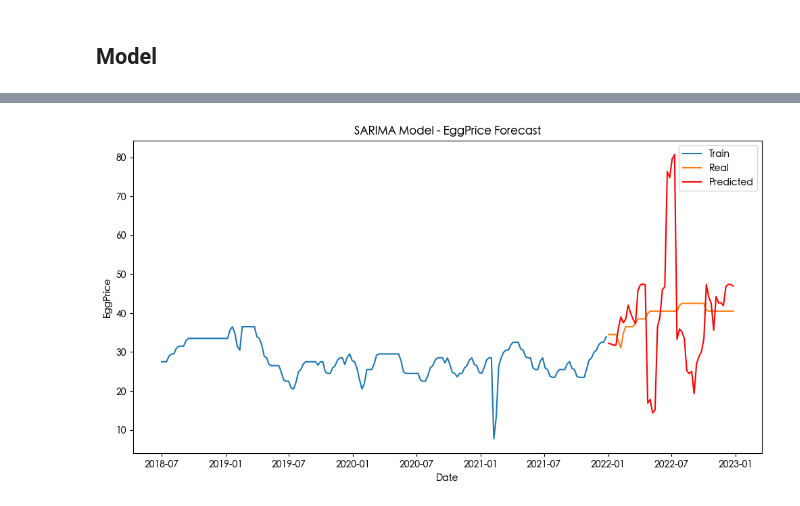
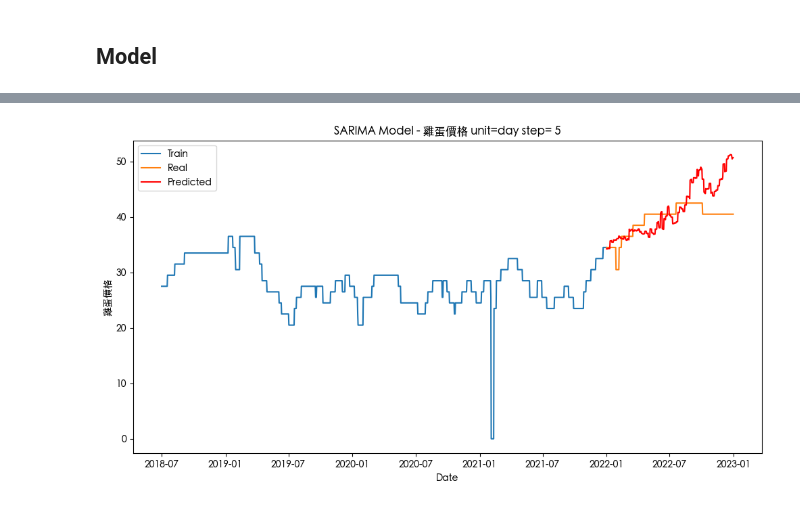
Before and after one commit to rongzunzzz/112-1-SLDL-Final-EggPricePrediction, a Jupyter notebook: SARIMA/model_SARIMA_extended.ipynb, the cells around one changed output, grey strips where cells are left out. Saved outputs shown, nothing was run; the diff lists cells and outputs as text; code cells hidden in the pictures.

```diff
--- a/SARIMA/model_SARIMA_extended.ipynb
+++ b/SARIMA/model_SARIMA_extended.ipynb
@@ -66,12 +61,13 @@ new_index = pd.date_range(start=start_date, end=end_date)
 # 將新索引設置為DataFrame的索引
 df.index = new_index
 # %%
-time_unit = 'week'
+time_unit = 'day'
 
 if time_unit == 'week':
     df = df.resample('W').mean()
     df = df.dropna()
     display(df)
 else:
+    df = df.drop(columns=['Date'])
     display(df)
 # %% [output]
@@ -91,15 +87,15 @@ else:
 # %% [markdown]
 ## Model
 # %%
-y_variable = 'EggPrice'
+y_variable = '雞蛋價格'
 x_variables = df.columns.difference([y_variable])
 
 X = df[x_variables]
 y = df[y_variable]
 # %%
 # 選擇20xx年作為測試集
-start_date = '2020-01-01'
-end_date = '2020-12-31'
+start_date = '2022-01-01'
+end_date = '2022-12-31'
 test_set = df.loc[(df.index >= start_date) & (df.index <= end_date)]
 
 # 將測試集之外的部分作為訓練集
@@ -126,7 +122,7 @@ print(y_test.shape)
 # %%
 from statsmodels.tsa.statespace.sarimax import SARIMAX
-way = 'normal'
-step_num = 4
+way = 'rolling'
+step_num = 5
 
 if way == 'normal':
     # SARIMA模型
@@ -155,35 +151,35 @@ else:
         predictions.extend(prediction)
 
         # # 更新歷史window（增加新觀測值，移除最早的觀測值）
-        # history_window = history_window[step_num:]
-        # history_window = np.append(history_window, prediction)
+        history_window = history_window[step_num:]
+        history_window = np.append(history_window, prediction)
 
         # 將真實的資料添加到history_window中，而不是預測值
-        true_values = y_test.iloc[i:i+step_num]
-        history_window = history_window[step_num:]
-        history_window = np.append(history_window, true_values)
+        # true_values = y_test.iloc[i:i+step_num]
+        # history_window = history_window[step_num:]
+        # history_window = np.append(history_window, true_values)
 
     # 將predictions的索引改成和y_test一樣
     predictions = pd.Series(predictions, index=y_test.index)
 # %%
 if way == 'normal':
     y_pred = predictions.predicted_mean
 else:
     y_pred = predictions
 
 import matplotlib.pyplot as plt
 plt.figure(figsize=(12, 6))
 plt.plot(y_train, label='Train')
 plt.plot(y_test, label='Real')
 plt.plot(y_pred, label='Predicted', color='red')
 
-plt.title(f'SARIMA Model - {y_variable} Forecast')
+plt.title(f'SARIMA Model - {y_variable} unit={time_unit} step= {step_num}')
 plt.xlabel('Date')
 plt.ylabel(y_variable)
 plt.legend()
 plt.show()
 # %% [output]
-[figure, old version]
+[figure, new version]
 # %%
 from sklearn.metrics import mean_squared_error
 
```
Also changed, not shown: parts of 9 cells of this notebook, 2 other files.
